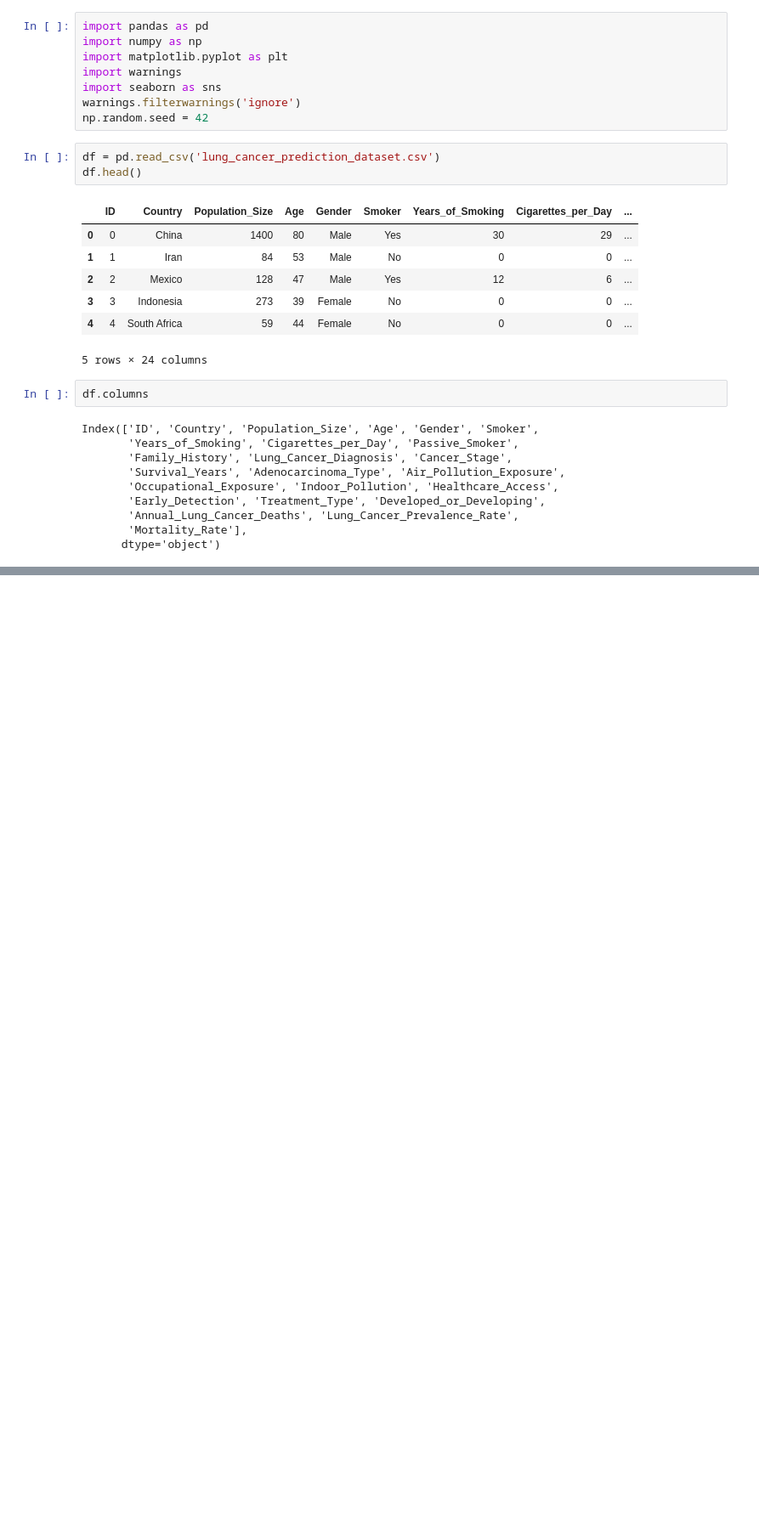
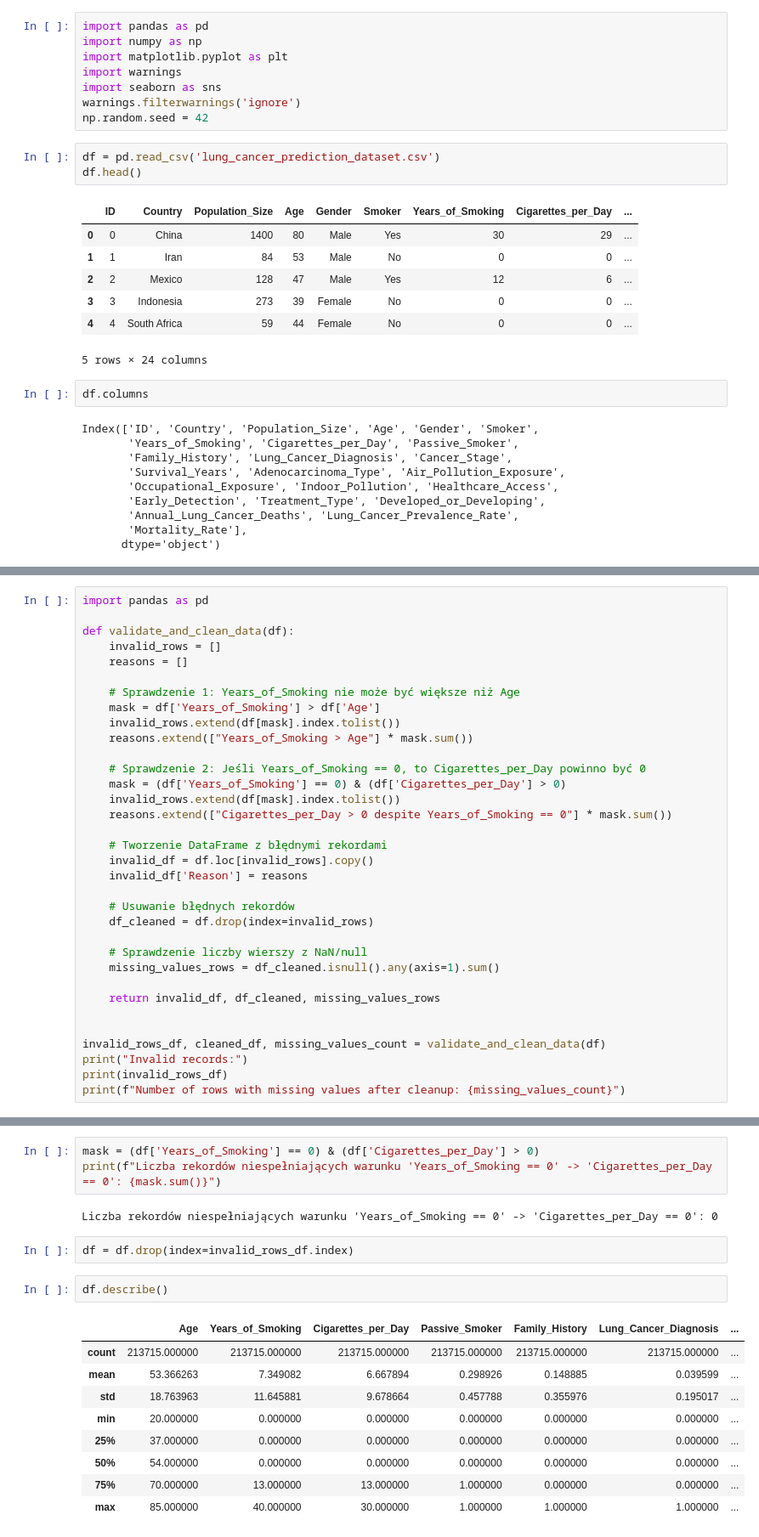
Before and after one commit to kacpert20/machine_learning_lung_cancer, a Jupyter notebook: preparing_data.ipynb, the cells around one changed output, grey strips where cells are left out. Shown at 85% size. Cells and saved outputs as stored; diff of their text form; blank space fills up the shorter version.

```diff
--- a/preparing_data.ipynb
+++ b/preparing_data.ipynb
@@ -73,0 +82,34 @@ Indoor_Pollution                    0.002329          1.000000
+# %%
+import pandas as pd
+
+def validate_and_clean_data(df):
+    invalid_rows = []
+    reasons = []
+
+    # Sprawdzenie 1: Years_of_Smoking nie może być większe niż Age
+    mask = df['Years_of_Smoking'] > df['Age']
+    invalid_rows.extend(df[mask].index.tolist())
+    reasons.extend(["Years_of_Smoking > Age"] * mask.sum())
+
+    # Sprawdzenie 2: Jeśli Years_of_Smoking == 0, to Cigarettes_per_Day powinno być 0
+    mask = (df['Years_of_Smoking'] == 0) & (df['Cigarettes_per_Day'] > 0)
+    invalid_rows.extend(df[mask].index.tolist())
+    reasons.extend(["Cigarettes_per_Day > 0 despite Years_of_Smoking == 0"] * mask.sum())
+
+    # Tworzenie DataFrame z błędnymi rekordami
+    invalid_df = df.loc[invalid_rows].copy()
+    invalid_df['Reason'] = reasons
+
+    # Usuwanie błędnych rekordów
+    df_cleaned = df.drop(index=invalid_rows)
+
+    # Sprawdzenie liczby wierszy z NaN/null
+    missing_values_rows = df_cleaned.isnull().any(axis=1).sum()
+
+    return invalid_df, df_cleaned, missing_values_rows
+
+
+invalid_rows_df, cleaned_df, missing_values_count = validate_and_clean_data(df)
+print("Invalid records:")
+print(invalid_rows_df)
+print(f"Number of rows with missing values after cleanup: {missing_values_count}")
@@ -73,0 +134,19 @@ Indoor_Pollution                    0.002329          1.000000
+# %%
+mask = (df['Years_of_Smoking'] == 0) & (df['Cigarettes_per_Day'] > 0)
+print(f"Liczba rekordów niespełniających warunku 'Years_of_Smoking == 0' -> 'Cigarettes_per_Day == 0': {mask.sum()}")
+# %% [output]
+Liczba rekordów niespełniających warunku 'Years_of_Smoking == 0' -> 'Cigarettes_per_Day == 0': 0
+# %%
+df = df.drop(index=invalid_rows_df.index)
+# %%
+df.describe()
+# %% [output]
+|  | Age | Years_of_Smoking | Cigarettes_per_Day | Passive_Smoker | Family_History | Lung_Cancer_Diagnosis | ... |
+| count | 213715.000000 | 213715.000000 | 213715.000000 | 213715.000000 | 213715.000000 | 213715.000000 | ... |
+| mean | 53.366263 | 7.349082 | 6.667894 | 0.298926 | 0.148885 | 0.039599 | ... |
+| std | 18.763963 | 11.645881 | 9.678664 | 0.457788 | 0.355976 | 0.195017 | ... |
+| min | 20.000000 | 0.000000 | 0.000000 | 0.000000 | 0.000000 | 0.000000 | ... |
+| 25% | 37.000000 | 0.000000 | 0.000000 | 0.000000 | 0.000000 | 0.000000 | ... |
+| 50% | 54.000000 | 0.000000 | 0.000000 | 0.000000 | 0.000000 | 0.000000 | ... |
+| 75% | 70.000000 | 13.000000 | 13.000000 | 1.000000 | 0.000000 | 0.000000 | ... |
+| max | 85.000000 | 40.000000 | 30.000000 | 1.000000 | 1.000000 | 1.000000 | ... |
```
Also changed, not shown: parts of 8 cells of this notebook, 1 other file.
